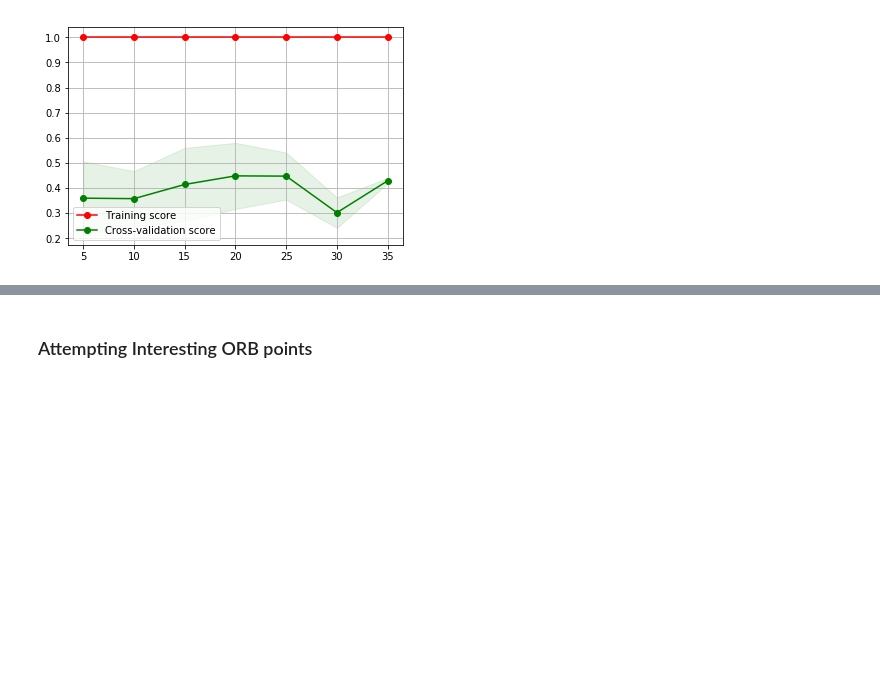
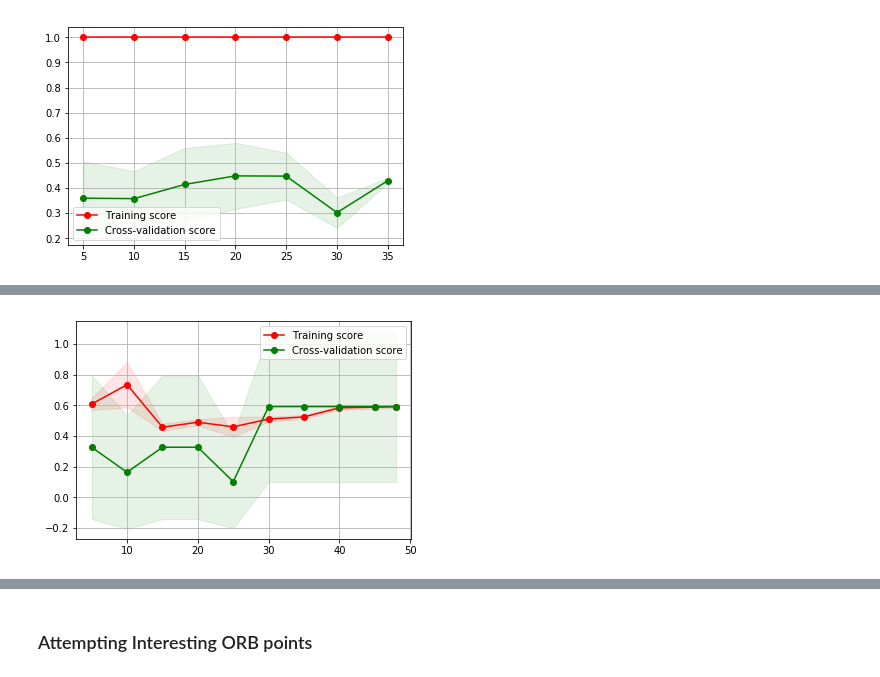
Before and after one commit to jatron/crmo-diagnosis-using-mri, a Jupyter notebook: Baseline.ipynb, the cells around one changed output, grey strips where cells are left out. Saved outputs shown, nothing was run; the diff lists cells and outputs as text; code cells hidden in the pictures; blank space fills up the shorter version.

```diff
--- a/Baseline.ipynb
+++ b/Baseline.ipynb
@@ -214,0 +217,5 @@ utils.generate_validation_curve(svm.SVC(), X, y, param_name="gamma", param_range
+# %%
+svm_classifier = svm.SVC(gamma=1e-11)
+plot_learning_curve(svm_classifier, X,y, cv=loo)
+# %% [output]
+[figure, added]
```
Also changed, not shown: parts of 4 cells of this notebook.
